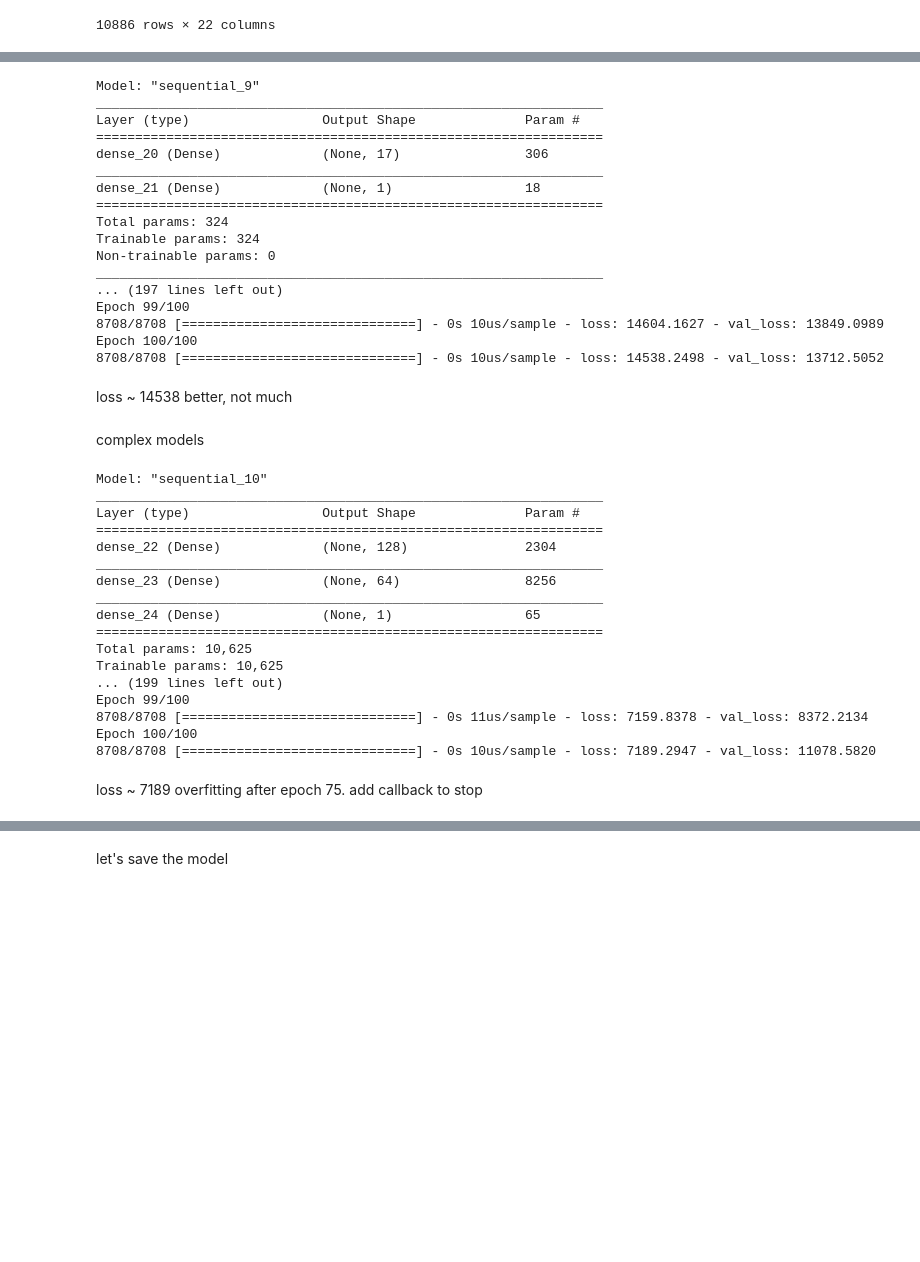
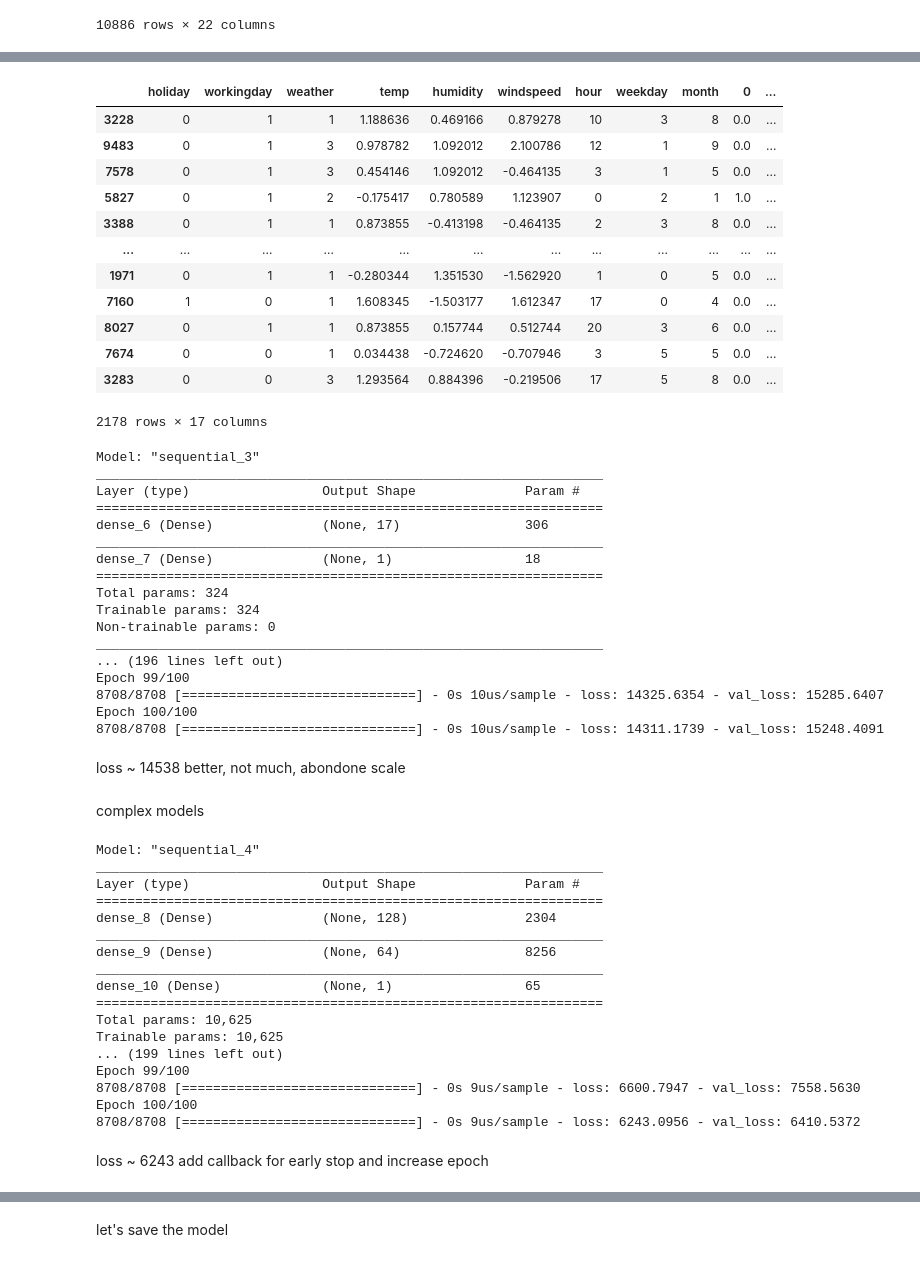
Before and after one commit to songb/kaggle-bike, a Jupyter notebook: snn.ipynb, the cells around one changed output, grey strips where cells are left out. Drawn from its saved outputs; the diff is of its cells as text; code cells hidden in the pictures; blank space fills up the shorter version.

```diff
--- a/snn.ipynb
+++ b/snn.ipynb
@@ -260,29 +299,45 @@ x_scale_temp
+# %%
+x_val_temp_hum_wind
+# %% [output]
+|  | holiday | workingday | weather | temp | humidity | windspeed | hour | weekday | month | 0 | ... |
+| 3228 | 0 | 1 | 1 | 1.188636 | 0.469166 | 0.879278 | 10 | 3 | 8 | 0.0 | ... |
+| 9483 | 0 | 1 | 3 | 0.978782 | 1.092012 | 2.100786 | 12 | 1 | 9 | 0.0 | ... |
+| 7578 | 0 | 1 | 3 | 0.454146 | 1.092012 | -0.464135 | 3 | 1 | 5 | 0.0 | ... |
+| 5827 | 0 | 1 | 2 | -0.175417 | 0.780589 | 1.123907 | 0 | 2 | 1 | 1.0 | ... |
+| 3388 | 0 | 1 | 1 | 0.873855 | -0.413198 | -0.464135 | 2 | 3 | 8 | 0.0 | ... |
+| ... | ... | ... | ... | ... | ... | ... | ... | ... | ... | ... | ... |
+| 1971 | 0 | 1 | 1 | -0.280344 | 1.351530 | -1.562920 | 1 | 0 | 5 | 0.0 | ... |
+| 7160 | 1 | 0 | 1 | 1.608345 | -1.503177 | 1.612347 | 17 | 0 | 4 | 0.0 | ... |
+| 8027 | 0 | 1 | 1 | 0.873855 | 0.157744 | 0.512744 | 20 | 3 | 6 | 0.0 | ... |
+| 7674 | 0 | 0 | 1 | 0.034438 | -0.724620 | -0.707946 | 3 | 5 | 5 | 0.0 | ... |
+| 3283 | 0 | 0 | 3 | 1.293564 | 0.884396 | -0.219506 | 17 | 5 | 8 | 0.0 | ... |
+2178 rows × 17 columns
 # %%
 model_lr = build_mode([17], 17)
 
 model_lr.compile(optimizer=tf.keras.optimizers.Adam(lr=0.008), loss='mse')
 model_lr.summary()
-history = model_lr.fit(x_scale_temp, y_training, epochs=100, batch_size=128, validation_data=(x_val_temp, y_validation))
+history = model_lr.fit(scaled_temp_hum_wind, y_training, epochs=100, batch_size=128, validation_data=(x_val_temp_hum_wind, y_validation))
 # %% [output]
-Model: "sequential_9"
+Model: "sequential_3"
 _________________________________________________________________
 Layer (type)                 Output Shape              Param #
 =================================================================
-dense_20 (Dense)             (None, 17)                306
+dense_6 (Dense)              (None, 17)                306
 _________________________________________________________________
-dense_21 (Dense)             (None, 1)                 18
+dense_7 (Dense)              (None, 1)                 18
 =================================================================
 Total params: 324
 Trainable params: 324
 Non-trainable params: 0
 _________________________________________________________________
-... (197 lines left out)
+... (196 lines left out)
 Epoch 99/100
-8708/8708 [==============================] - 0s 10us/sample - loss: 14604.1627 - val_loss: 13849.0989
+8708/8708 [==============================] - 0s 10us/sample - loss: 14325.6354 - val_loss: 15285.6407
 Epoch 100/100
-8708/8708 [==============================] - 0s 10us/sample - loss: 14538.2498 - val_loss: 13712.5052
+8708/8708 [==============================] - 0s 10us/sample - loss: 14311.1739 - val_loss: 15248.4091
 # %% [markdown]
-loss ~ 14538   better, not much
+loss ~ 14538   better, not much, abondone scale
 # %% [markdown]
 complex models
 # %%
@@ -290,27 +345,27 @@ model_cplx = build_mode([128, 64], 17) # 1 hidden layer
 
 model_cplx.compile(optimizer=tf.keras.optimizers.Adam(lr=0.008), loss='mse')
 model_cplx.summary()
-history = model_cplx.fit(x_scale_temp, y_training, epochs=100, batch_size=128, validation_data=(x_val_temp, y_validation))
+history = model_cplx.fit(x_training, y_training, epochs=100, batch_size=128, validation_data=(x_validation, y_validation))
 # %% [output]
-Model: "sequential_10"
+Model: "sequential_4"
 _________________________________________________________________
 Layer (type)                 Output Shape              Param #
 =================================================================
-dense_22 (Dense)             (None, 128)               2304
+dense_8 (Dense)              (None, 128)               2304
 _________________________________________________________________
-dense_23 (Dense)             (None, 64)                8256
+dense_9 (Dense)              (None, 64)                8256
 _________________________________________________________________
-dense_24 (Dense)             (None, 1)                 65
+dense_10 (Dense)             (None, 1)                 65
 =================================================================
 Total params: 10,625
 Trainable params: 10,625
 ... (199 lines left out)
 Epoch 99/100
-8708/8708 [==============================] - 0s 11us/sample - loss: 7159.8378 - val_loss: 8372.2134
+8708/8708 [==============================] - 0s 9us/sample - loss: 6600.7947 - val_loss: 7558.5630
 Epoch 100/100
-8708/8708 [==============================] - 0s 10us/sample - loss: 7189.2947 - val_loss: 11078.5820
+8708/8708 [==============================] - 0s 9us/sample - loss: 6243.0956 - val_loss: 6410.5372
-# %% [markdown]
-loss ~ 7189 overfitting after epoch 75. add callback to stop
+# %% [markdown]
+loss ~ 6243  add callback for early stop and increase epoch
 # %%
 early_stop = EarlyStopping(monitor='val_loss', min_delta=1, patience=10, verbose=1, mode='min')
 model_cplx_cb = build_mode([128, 64], 17) # 1 hidden layer
```
Also changed, not shown: parts of 22 cells of this notebook, 1 other file.
